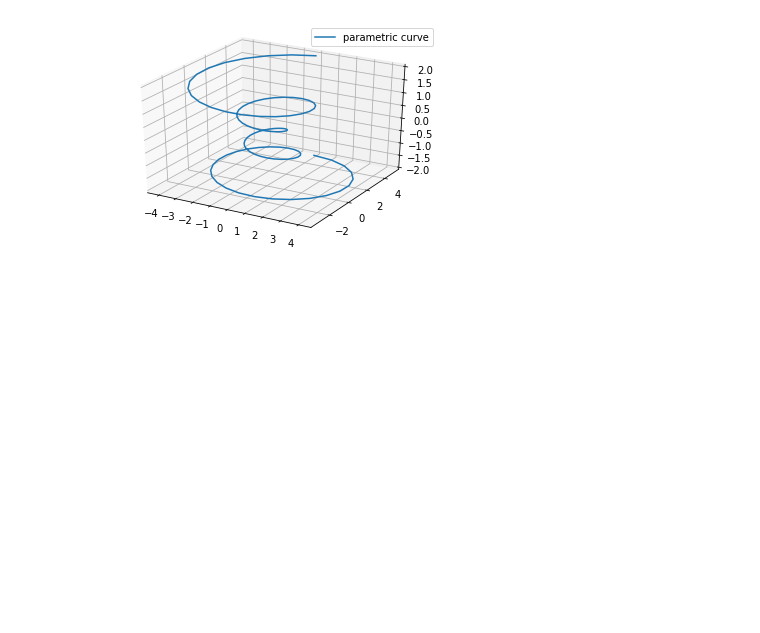
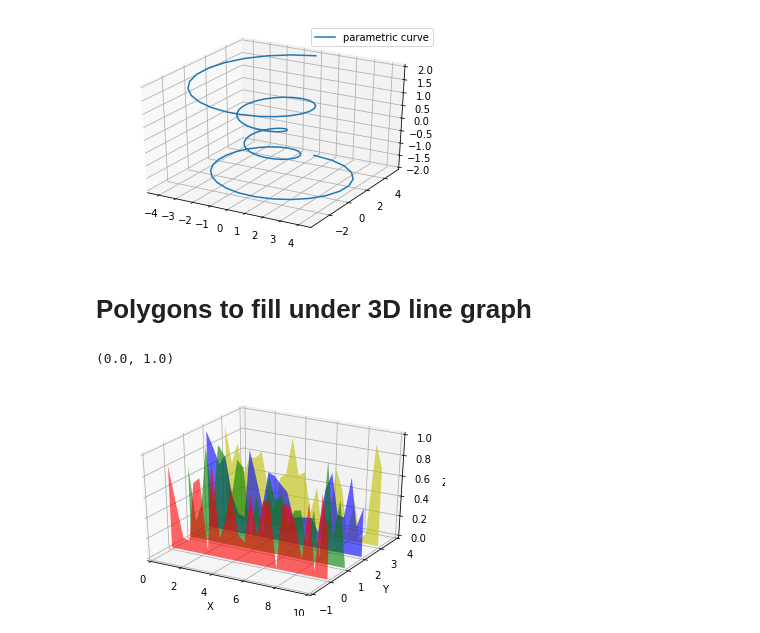
Before and after one commit to aaronremski/JupyterNotebookTest, a Jupyter notebook: JupyterNotebookTest2.ipynb, the cells around one changed output. Cells and saved outputs as stored; diff of their text form; code cells hidden in the pictures; blank space fills up the shorter version.

Commit message:
feat: Generate polygons to fill 3D line graphs

```diff
--- a/JupyterNotebookTest2.ipynb
+++ b/JupyterNotebookTest2.ipynb
@@ -48,3 +49,43 @@ ax.legend()
 # %% [output]
 <matplotlib.legend.Legend at 0x...>
 [figure]
+# %% [markdown]
+# Polygons to fill under 3D line graph
+# %%
+def polygon_under_graph(xlist, ylist):
+    """
+    Construct the vertex list which defines the polygon filling the space under
+    the (xlist, ylist) line graph.  Assumes the xs are in ascending order.
+    """
+    return [(xlist[0], 0.), *zip(xlist, ylist), (xlist[-1], 0.)]
+
+
+fig = plt.figure()
+ax = fig.gca(projection='3d')
+
+# Make verts a list such that verts[i] is a list of (x, y) pairs defining
+# polygon i.
+verts = []
+
+# Set up the x sequence
+xs = np.linspace(0., 10., 26)
+
+# The ith polygon will appear on the plane y = zs[i]
+zs = range(4)
+
+for i in zs:
+    ys = np.random.rand(len(xs))
+    verts.append(polygon_under_graph(xs, ys))
+
+poly = PolyCollection(verts, facecolors=['r', 'g', 'b', 'y'], alpha=.6)
+ax.add_collection3d(poly, zs=zs, zdir='y')
+
+ax.set_xlabel('X')
+ax.set_ylabel('Y')
+ax.set_zlabel('Z')
+ax.set_xlim(0, 10)
+ax.set_ylim(-1, 4)
+ax.set_zlim(0, 1)
+# %% [output]
+(0.0, 1.0)
+[figure, added]
```
Also changed, not shown: parts of 1 cell of this notebook, 1 other file.
